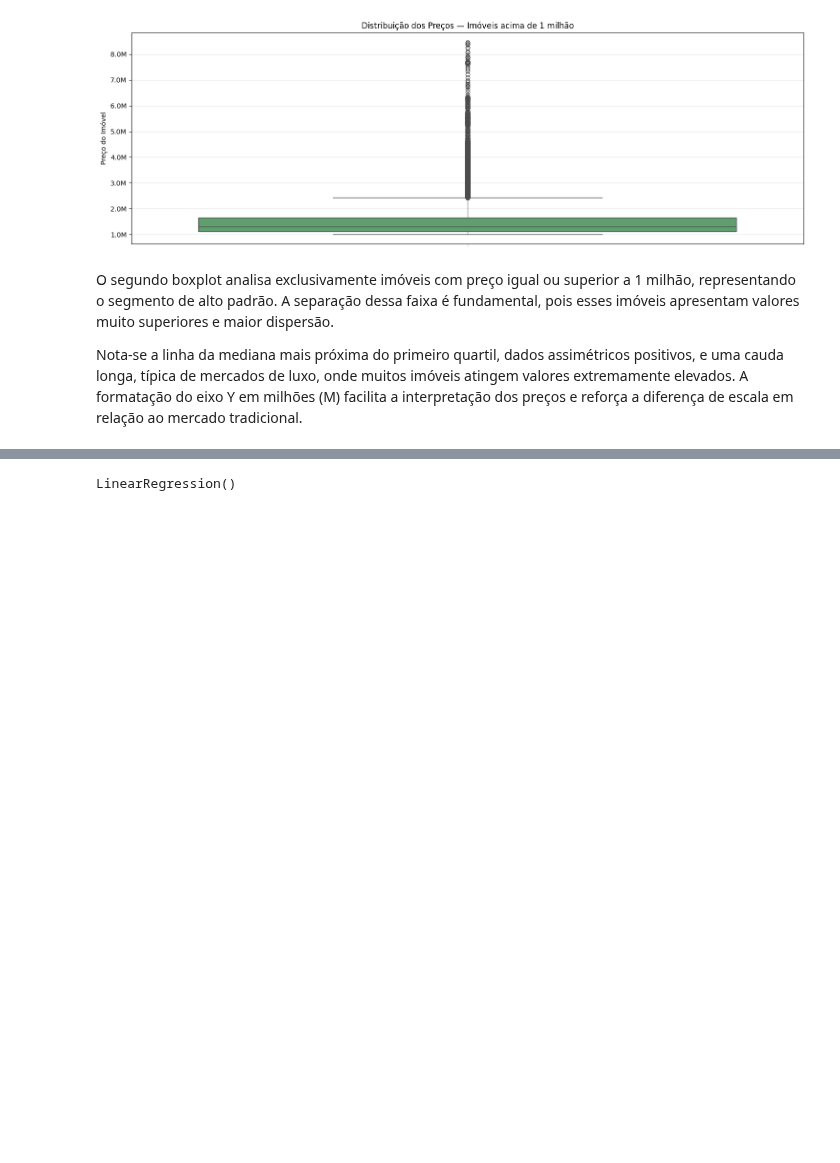
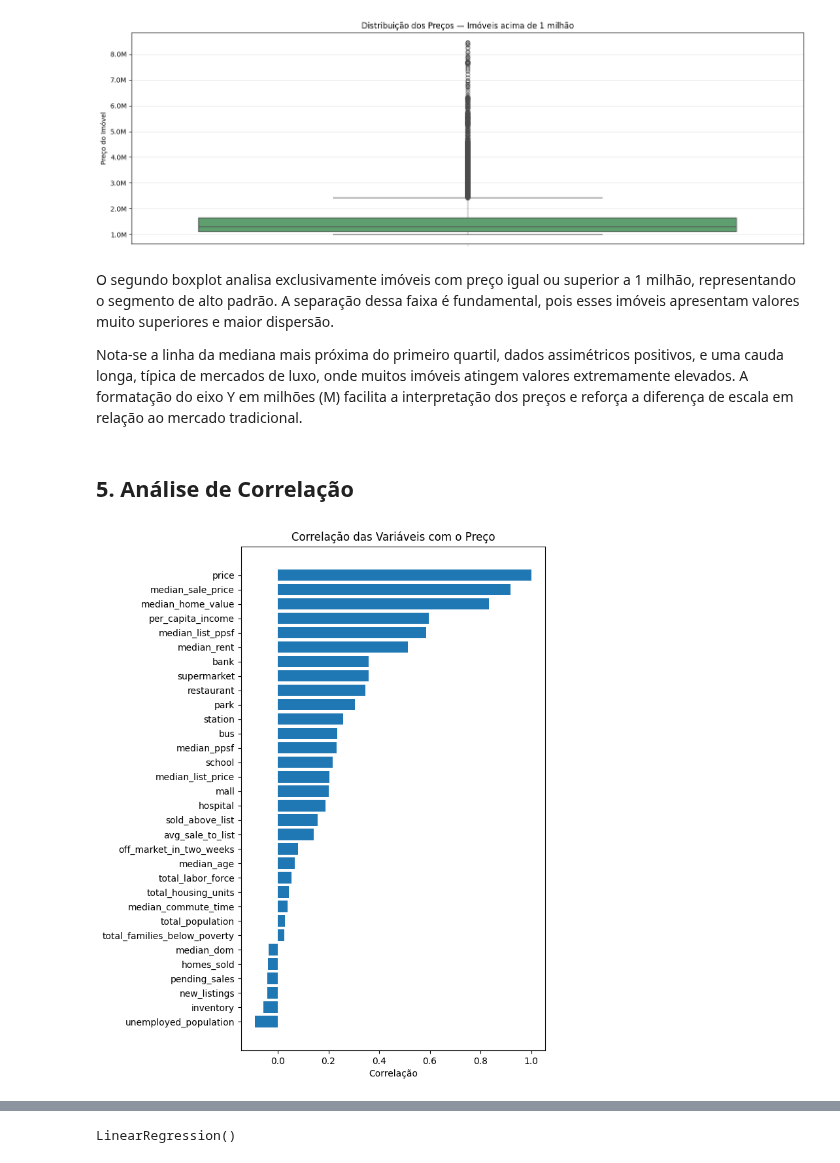
Before and after one commit to nicolascoqueiro/housets-analysis, a Jupyter notebook: Data Layer/silver/analytics.ipynb, the cells around one changed output, grey strips where cells are left out. Saved outputs shown, nothing was run; the diff lists cells and outputs as text; code cells hidden in the pictures; blank space fills up the shorter version.

```diff
--- a/Data Layer/silver/analytics.ipynb
+++ b/Data Layer/silver/analytics.ipynb
@@ -329,3 +329,34 @@ plt.show()
 O segundo boxplot analisa exclusivamente imóveis com preço igual ou superior a 1 milhão, representando o segmento de alto padrão. A separação dessa faixa é fundamental, pois esses imóveis apresentam valores muito superiores e maior dispersão.
 
 Nota-se a linha da mediana mais próxima do primeiro quartil, dados assimétricos positivos, e uma cauda longa, típica de mercados de luxo, onde muitos imóveis atingem valores extremamente elevados. A formatação do eixo Y em milhões (M) facilita a interpretação dos preços e reforça a diferença de escala em relação ao mercado tradicional.
+# %% [markdown]
+## 5. Análise de Correlação
+# %%
+colunas_corr = [
+    'price',
+    'median_sale_price', 'median_list_price', 'median_ppsf', 'median_list_ppsf',
+    'homes_sold', 'pending_sales', 'new_listings', 'inventory', 'median_dom',
+    'avg_sale_to_list', 'sold_above_list', 'off_market_in_two_weeks',
+    'bank', 'bus', 'hospital', 'mall', 'park', 'restaurant', 'school',
+    'station', 'supermarket',
+    'total_population', 'median_age', 'per_capita_income',
+    'total_families_below_poverty', 'total_housing_units',
+    'median_rent', 'median_home_value',
+    'total_labor_force', 'unemployed_population',
+    'median_commute_time'
+]
+
+dados_corr = dados[colunas_corr]
+# %%
+corr = dados_corr.corr()
+# %%
+corr_price = corr[['price']].sort_values(by='price', ascending=False)
+
+plt.figure(figsize=(6,10))
+plt.barh(corr_price.index, corr_price['price'])
+plt.title('Correlação das Variáveis com o Preço')
+plt.xlabel('Correlação')
+plt.gca().invert_yaxis()
+plt.show()
+# %% [output]
+[figure, added]
```
Also changed, not shown: parts of 2 cells of this notebook.
